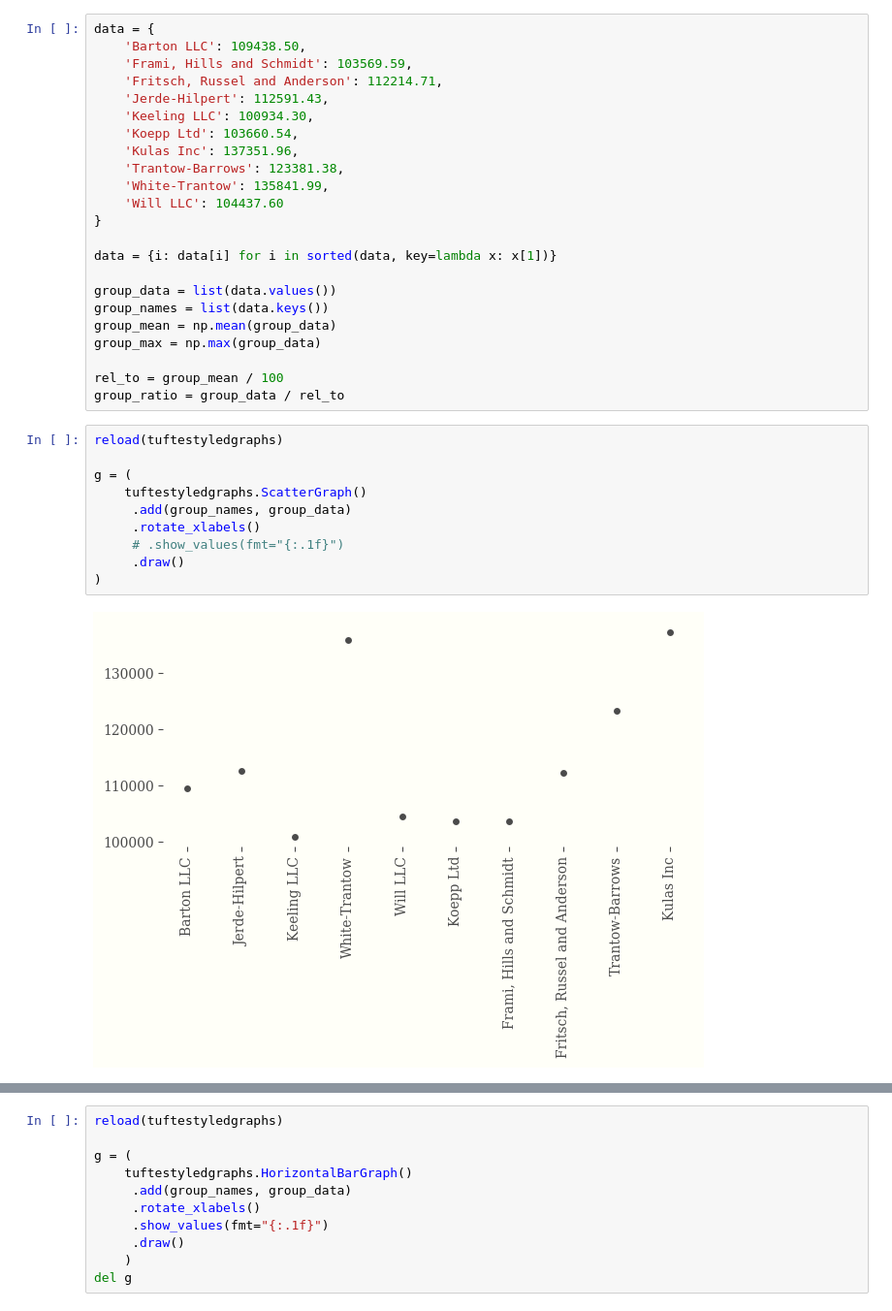
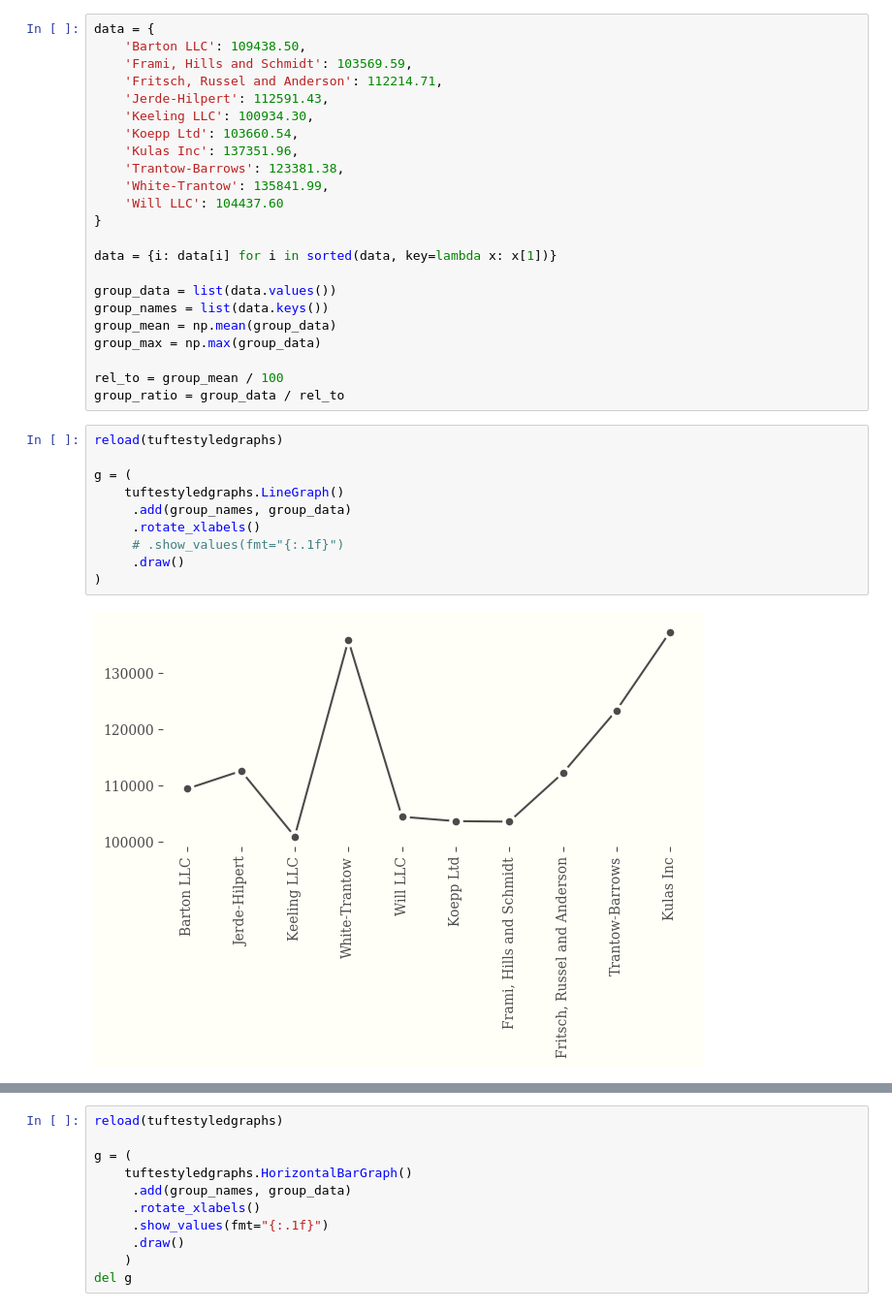
Before and after one commit to renraw-nl/tuftestylesgraphs, a Jupyter notebook: docs/examples/dev.ipynb, the cells around one changed output, grey strips where cells are left out. Shown at 97% size. Cells and saved outputs as stored; diff of their text form.

Commit message:
Basic line graph added

```diff
--- a/docs/examples/dev.ipynb
+++ b/docs/examples/dev.ipynb
@@ -69,15 +67,15 @@ group_max = np.max(group_data)
 
 rel_to = group_mean / 100
 group_ratio = group_data / rel_to
-# %%
-reload(tuftestyledgraphs)
-
-g = (
-    tuftestyledgraphs.ScatterGraph()
-     .add(group_names, group_data)
-     .rotate_xlabels()
-     # .show_values(fmt="{:.1f}")
-     .draw()
-)
-# %% [output]
-[figure, removed]
+# %%
+reload(tuftestyledgraphs)
+
+g = (
+    tuftestyledgraphs.LineGraph()
+     .add(group_names, group_data)
+     .rotate_xlabels()
+     # .show_values(fmt="{:.1f}")
+     .draw()
+)
+# %% [output]
+[figure, added]
```
Also changed, not shown: parts of 4 cells of this notebook, 3 other files.
